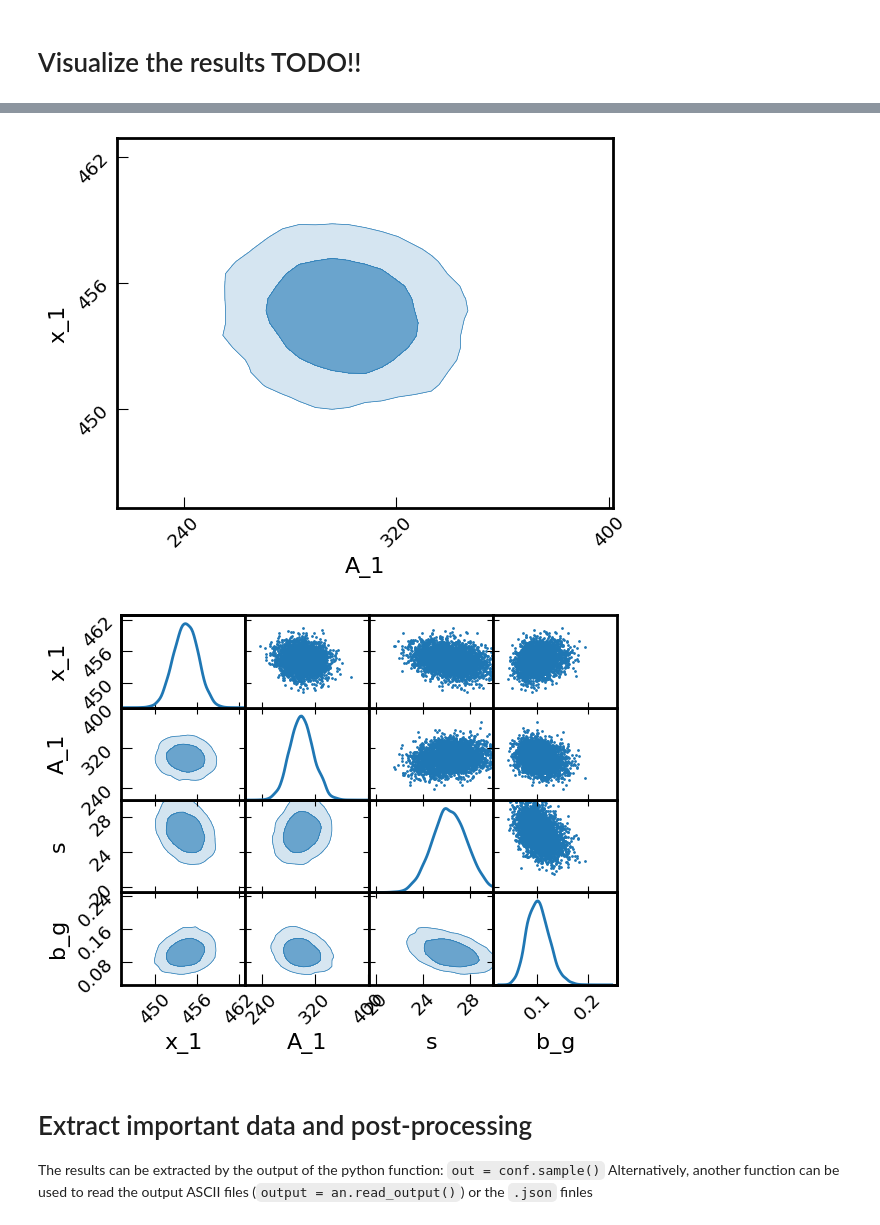
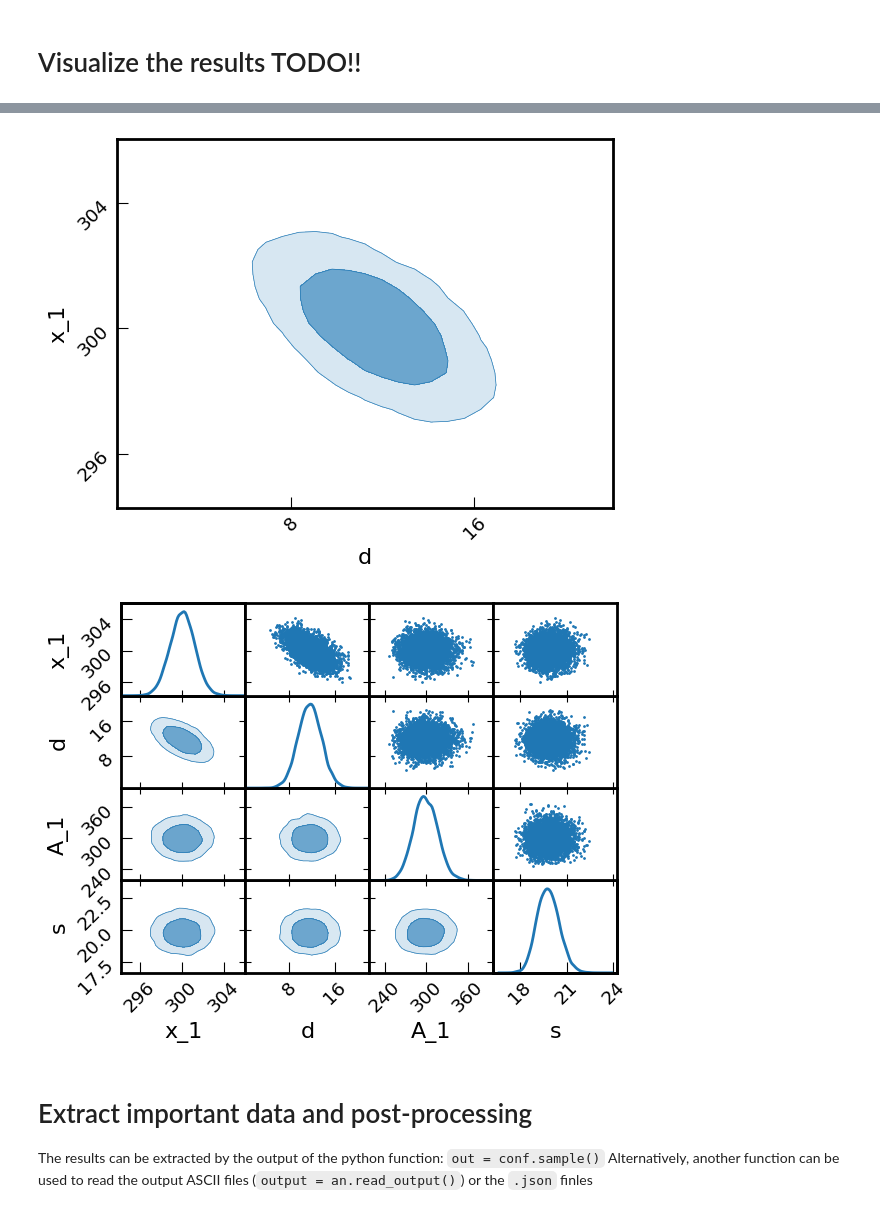
Before and after one commit to martinit18/nested_fit, a Jupyter notebook: examples/jupyter_notebooks/set_of_files_analysis.ipynb, the cells around one changed output, grey strips where cells are left out. Cells and saved outputs as stored; diff of their text form; code cells hidden in the pictures.

```diff
--- a/examples/jupyter_notebooks/set_of_files_analysis.ipynb
+++ b/examples/jupyter_notebooks/set_of_files_analysis.ipynb
@@ -158,14 +128,14 @@ an.histo2D('A_1','x_1',bins=50,xmin=200,xmax=400,ymin=450,ymax=460)
 # %%
 # Same with interpolation from getdist
 # Note: this is a third part function and it requires to specify the path explicitally
-an.histo2D_interp('A_1','x_1')
+an.histo2D_interp('d','x_1')
 # %% [output]
-[figure, old version]
+[figure, new version]
 # %%
 # Triangle plot (from anesthetic) to have a look to all parameters at the same time
-an.triangle_plot(['x_1','A_1','s','b_g'])
+an.triangle_plot(['x_1','d','A_1','s'])
 # %% [output]
-[figure, old version]
+[figure, new version]
 # %% [markdown]
 # Extract important data and post-processing
 The results can be extracted by the output of the python function: `out = conf.sample()`
```
Also changed, not shown: parts of 17 cells of this notebook, 2 other files.
